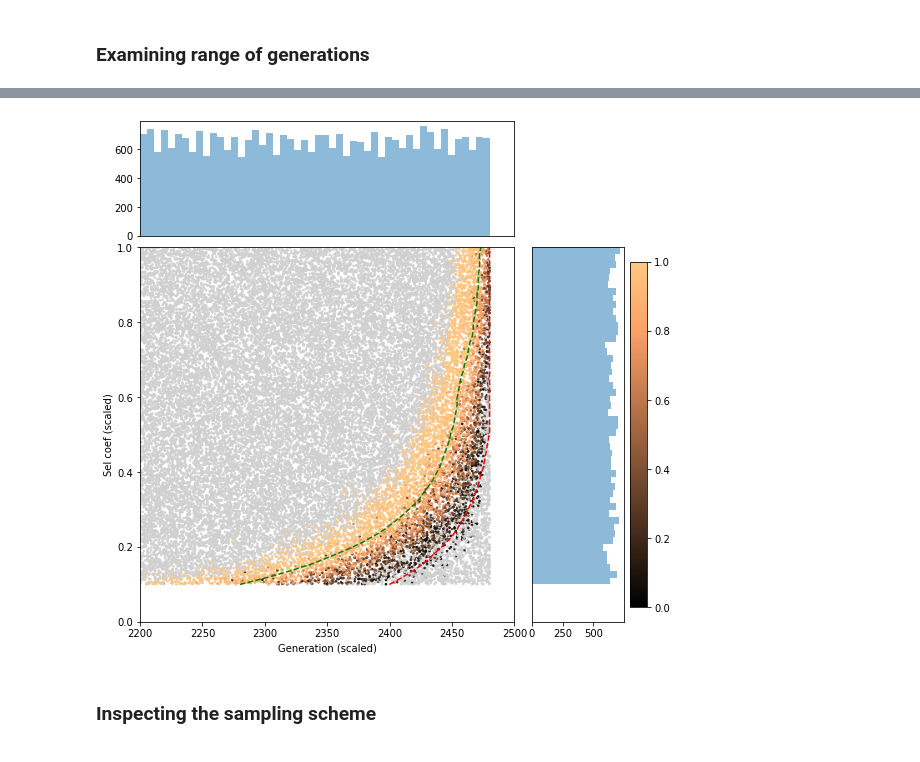
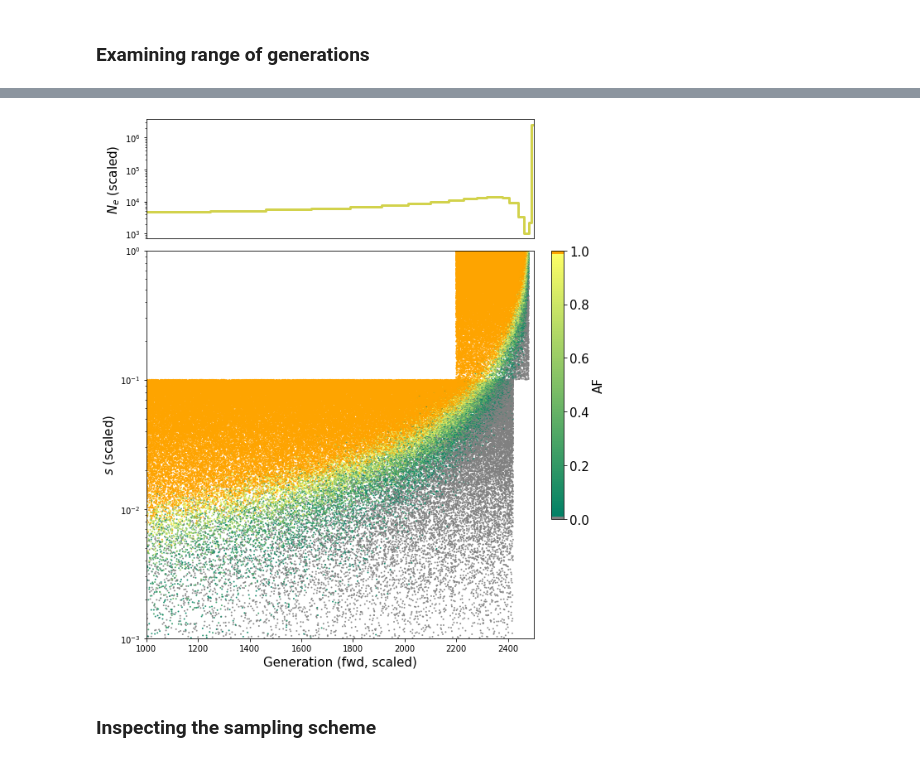
Before and after one commit to CshlSiepelLab/arg-selection, a Jupyter notebook: sims/SLiM_sims/sweep_gen_survey.ipynb, the cells around one changed output, grey strips where cells are left out. Saved outputs shown, nothing was run; the diff lists cells and outputs as text; code cells hidden in the pictures.

```diff
--- a/sims/SLiM_sims/sweep_gen_survey.ipynb
+++ b/sims/SLiM_sims/sweep_gen_survey.ipynb
@@ -40,64 +49,71 @@ AF = sc_gen_af[:, 2]
+# %%
+# set colormap
+af_cmap = cm.get_cmap("summer", 100)
+af_colour = af_cmap(np.linspace(0, 1, 100))
+
+lost = np.array([0/256, 0/256, 0/256, 1])
+low = np.array([128/256, 128/256, 128/256, 1])
+high = np.array([255/256, 215/256, 0/256, 1])
+fixed = np.array([255/256, 165/256, 0/256, 1])
+
+af_colour[:1, :] = low
+#af_colour[1:int(min_af*100), :] = low
+#af_colour[int(max_af*100):99, :] = high
+af_colour[99:, :] = fixed
+
+af_cmap = colors.ListedColormap(af_colour)
+
+# af_cmap.set_over(color="#FF4500", alpha=0.3)
+# af_cmap.set_under(color="#D0D0D0", alpha=0.3)
 # %%
-# set colormap
-af_cmap = cm.get_cmap(name="copper")
-# af_cmap.set_over(color="#FFFFFF")
-# af_cmap.set_under(color="#FFFFFF")
-af_cmap.set_over(color="#D0D0D0", alpha=0.3)
-af_cmap.set_under(color="#D0D0D0", alpha=0.3)
-
 # definitions for the axes
 left, width = 0.1, 0.65
 bottom, height = 0.1, 0.65
 bottom_h = left_h = left + width + 0.02
 
 rect_scatter = [left, bottom, width, height]
 rect_histx = [left, bottom_h, width, 0.2]
-rect_histy = [left_h+0.01, bottom, 0.2, height]
+rect_histy = [left_h+0.01, bottom+0.2, 0.02, height-0.2]
 
 # start with a rectangular Figure
-plt.figure(1, figsize=(8, 8))
+plt.figure(1, figsize=(10, 10))
 
 axScatter = plt.axes(rect_scatter)
-axHistx = plt.axes(rect_histx)
+axDem = plt.axes(rect_histx)
 axHisty = plt.axes(rect_histy)
 
-# no labels
-#axHistx.xaxis.set_major_formatter(nullfmt)
-#axHisty.yaxis.set_major_formatter(nullfmt)
 
 # the scatter plot:
-axScatter.scatter(gen, sc, c=AF, s=3, cmap=af_cmap, vmin=min_af, vmax=max_af, alpha=0.8) # change vmin, vmax!!
+axScatter.scatter(gen, sc, c=AF, s=1, cmap=af_cmap, vmin=min_af, vmax=max_af, alpha=0.8) # change vmin, vmax!!
 #axScatter.axvline(x=2480, ymin=0.1, ymax=1, c='lightblue', ls='-')
-early_gen = np.around(np.maximum(2475 - 500*np.exp(-6*(sc_range-0.1)), 2460 - 180*np.exp(-7*(sc_range-0.1))))
-axScatter.plot(early_gen, sc_range, "g--") # Early generation fit
-late_gen = np.clip(np.around(2485 - 85*np.exp(-6.8*(sc_range-0.1))), a_min=2200, a_max=2480)
-axScatter.plot(late_gen, sc_range, "r--") # Late generation fit
+#early_gen = np.around(np.maximum(2475 - 500*np.exp(-6*(sc_range-0.1)), 2460 - 180*np.exp(-7*(sc_range-0.1))))
+#axScatter.plot(early_gen, sc_range, "g--") # Early generation fit
+#late_gen = np.clip(np.around(2485 - 85*np.exp(-6.8*(sc_range-0.1))), a_min=2200, a_max=2480)
+#axScatter.plot(late_gen, sc_range, "r--") # Late generation fit
 
-axScatter.set_xlim((2200, 2500))
-axScatter.set_ylim((0, 1))
-axScatter.set_xlabel("Generation (scaled)")
-axScatter.set_ylabel("Sel coef (scaled)")
-#axScatter.set_yscale("log")
+axScatter.set_xlim((gen_min, gen_max))
+axScatter.set_ylim((sc_min, sc_max))
+axScatter.set_xlabel("Generation (fwd, scaled)", fontsize=15)
+axScatter.set_ylabel("$s$ (scaled)", fontsize=15)
+axScatter.set_yscale("log")
 
-bins = 50
-# axHistx.hist([x[~cat], x[cat]], alpha=0.5, bins=bins, color=[neg_color, pos_color], stacked=True)
-axHistx.hist(gen, alpha=0.5, bins=bins)
+## NEW: plot demography ##
+axDem.step(dem[:, 0], dem[:, 1], where='post', lw=3, color='y', alpha=0.7)
+axDem.set_yscale("log")
+axDem.set_xticks([])
+axDem.set_xlim(axScatter.get_xlim())
+axDem.set_ylabel("$N_e$ (scaled)", fontsize=15)
 
 
-# axHisty.hist([y[~cat], y[cat]], alpha=0.5, bins=bins, orientation='horizontal', color=[neg_color, pos_color], stacked=True)
-axHisty.hist(sc, alpha=0.5, bins=bins, orientation='horizontal')
 
-axHistx.set_xlim(axScatter.get_xlim())
-axHisty.set_ylim(axScatter.get_ylim())
-# axHisty.set_xlim((0, 500))
-axHistx.set_xticks([])
-axHisty.set_yticks([])
+cbar = plt.colorbar(cm.ScalarMappable(cmap=af_cmap), cax=axHisty)
+cbar.set_label('AF',size=15)
+cbar.ax.tick_params(labelsize=15)
 
-plt.colorbar(cm.ScalarMappable(cmap=af_cmap))
-plt.savefig(file_path+"_distr.pdf")
+plt.savefig("/Users/mo/Desktop/sc_gen.png")
 plt.show()
 # %% [output]
-[figure, old version]
+[figure, new version]
 # %% [markdown]
 ### Inspecting the sampling scheme
 # %%
```
Also changed, not shown: parts of 10 cells of this notebook, 10 other files.
